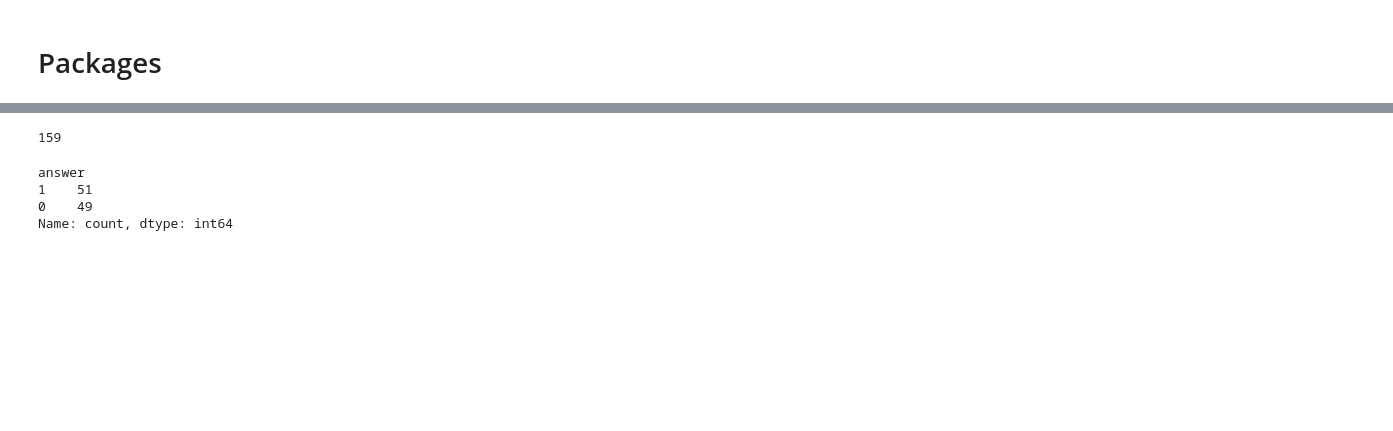
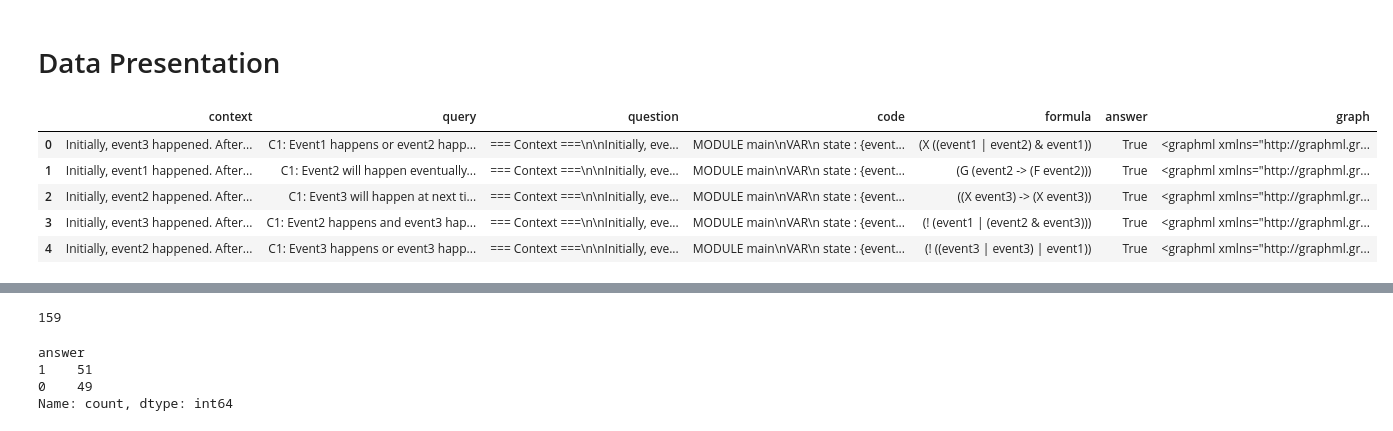
Before and after one commit to RutaTang/LTLBench, a Jupyter notebook: analysis.ipynb, the cells around one changed output, grey strips where cells are left out. Drawn from its saved outputs; the diff is of its cells as text; code cells hidden in the pictures; blank space fills up the shorter version.

```diff
--- a/analysis.ipynb
+++ b/analysis.ipynb
@@ -1,2 +0,0 @@
-# %% [markdown]
-# Packages
@@ -3,3 +12,5 @@
 # %%
 # Experiment 1: Fix events n, increase formulas n, to have (accuracy, precision, recall, f1) for each model, draw line chart
 # Experiment 2: Fix formulas n, increase events n, to have (accuracy, precision, recall, f1) for each model, draw line chart
+# %% [markdown]
+# Data Presentation
@@ -5,0 +20,9 @@
+# %%
+data.head()
+# %% [output]
+|  | context | query | question | code | formula | answer | graph |
+| 0 | Initially, event3 happened. After... | C1: Event1 happens or event2 happ... | === Context ===\n\nInitially, eve... | MODULE main\nVAR\n state : {event... | (X ((event1 | event2) & event1)) | True | <graphml xmlns="http://graphml.gr... |
+| 1 | Initially, event1 happened. After... | C1: Event2 will happen eventually... | === Context ===\n\nInitially, eve... | MODULE main\nVAR\n state : {event... | (G (event2 -> (F event2))) | True | <graphml xmlns="http://graphml.gr... |
+| 2 | Initially, event2 happened. After... | C1: Event3 will happen at next ti... | === Context ===\n\nInitially, eve... | MODULE main\nVAR\n state : {event... | ((X event3) -> (X event3)) | True | <graphml xmlns="http://graphml.gr... |
+| 3 | Initially, event3 happened. After... | C1: Event2 happens and event3 hap... | === Context ===\n\nInitially, eve... | MODULE main\nVAR\n state : {event... | (! (event1 | (event2 & event3))) | True | <graphml xmlns="http://graphml.gr... |
+| 4 | Initially, event2 happened. After... | C1: Event3 happens or event3 happ... | === Context ===\n\nInitially, eve... | MODULE main\nVAR\n state : {event... | (! ((event3 | event3) | event1)) | True | <graphml xmlns="http://graphml.gr... |
```
Also changed, not shown: parts of 13 cells of this notebook, 3 other files.
